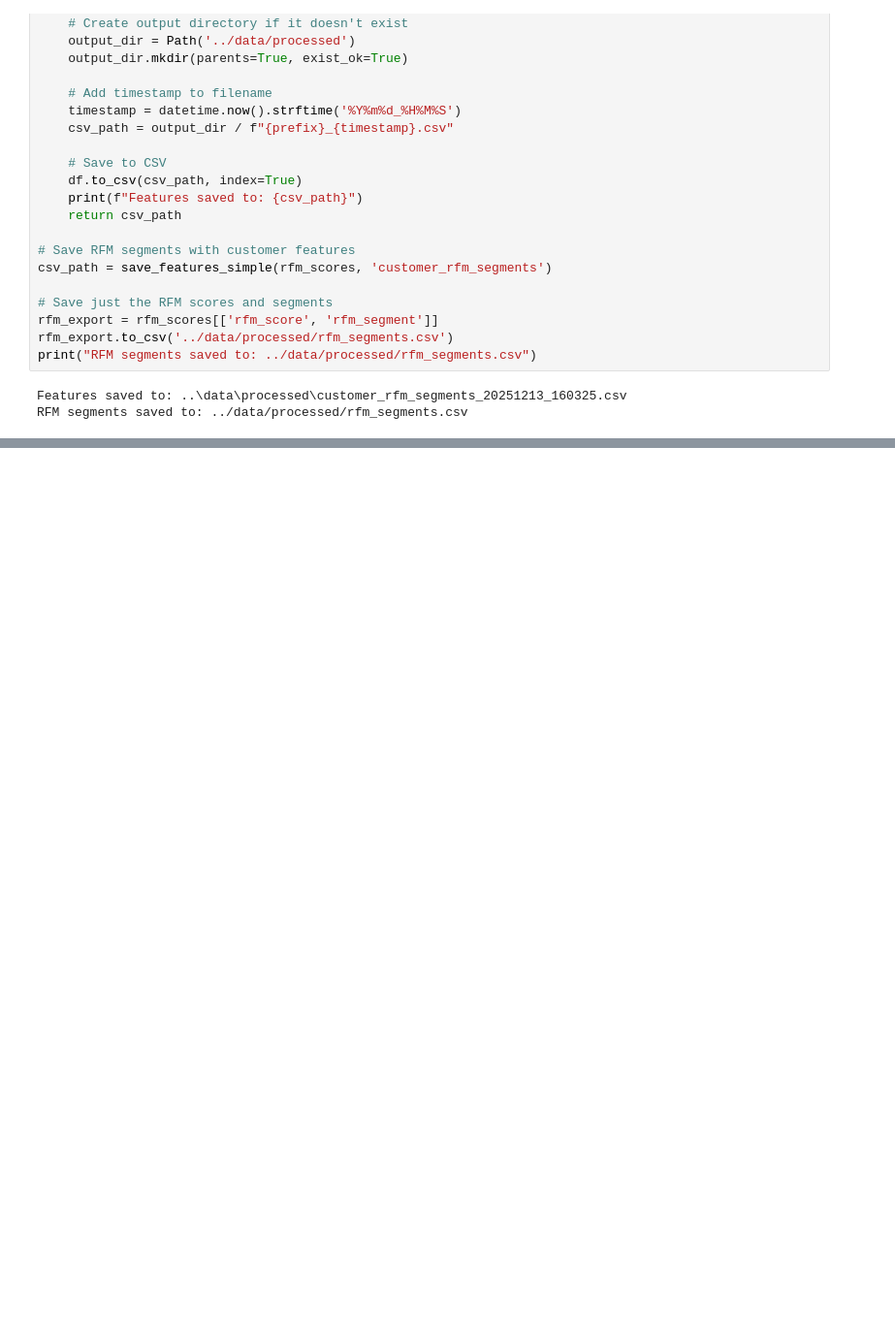
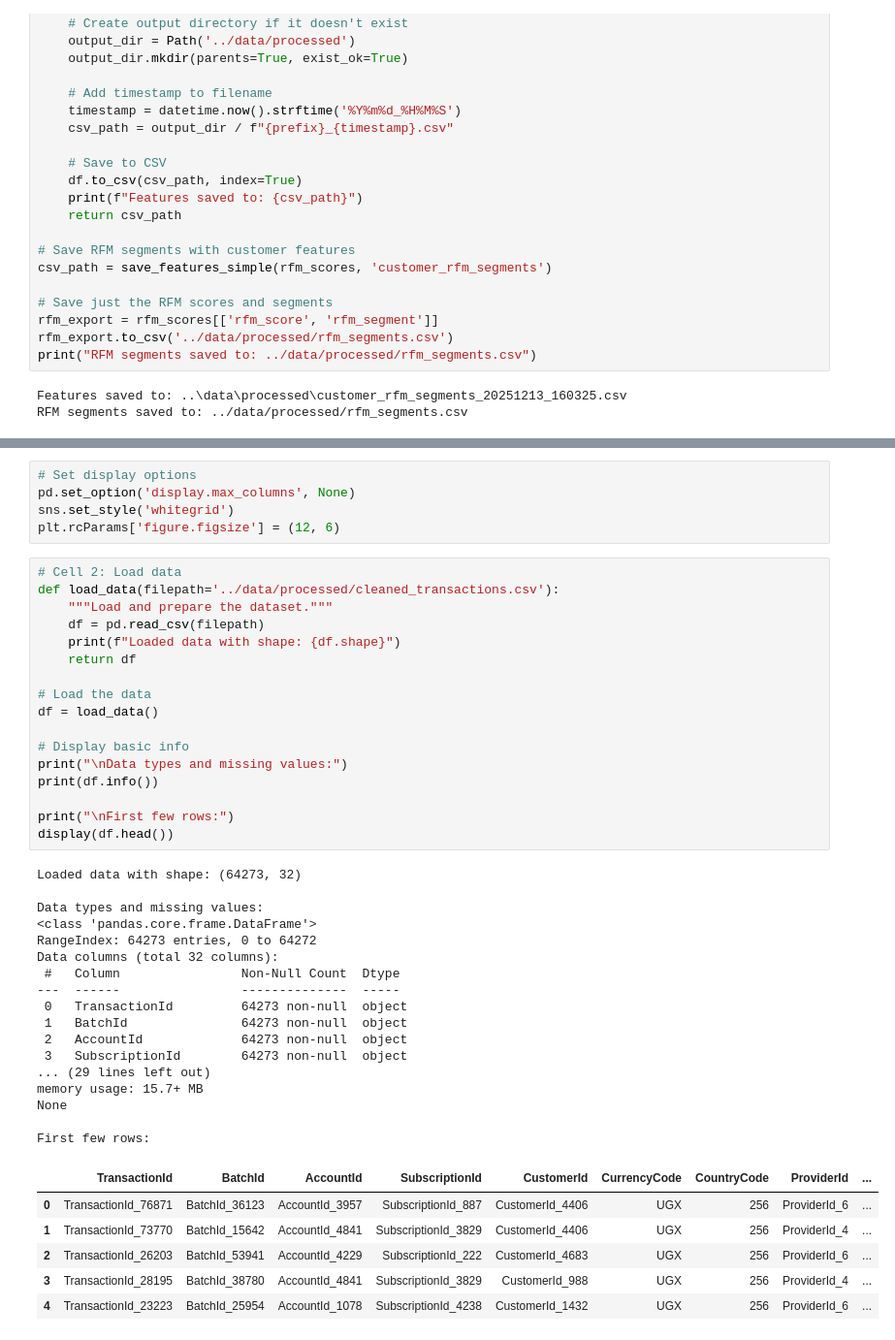
Before and after one commit to soltsega/Week-4_Credit_Risk, a Jupyter notebook: notebooks/feature_engineering.ipynb, the cells around one changed output, grey strips where cells are left out. Shown at 97% size. Saved outputs shown, nothing was run; the diff lists cells and outputs as text; blank space fills up the shorter version.

```diff
--- a/notebooks/feature_engineering.ipynb
+++ b/notebooks/feature_engineering.ipynb
@@ -573,0 +826,46 @@ RFM segments saved to: ../data/processed/rfm_segments.csv
+# %%
+# Set display options
+pd.set_option('display.max_columns', None)
+sns.set_style('whitegrid')
+plt.rcParams['figure.figsize'] = (12, 6)
+# %%
+# Cell 2: Load data
+def load_data(filepath='../data/processed/cleaned_transactions.csv'):
+    """Load and prepare the dataset."""
+    df = pd.read_csv(filepath)
+    print(f"Loaded data with shape: {df.shape}")
+    return df
+
+# Load the data
+df = load_data()
+
+# Display basic info
+print("\nData types and missing values:")
+print(df.info())
+
+print("\nFirst few rows:")
+display(df.head())
+# %% [output]
+Loaded data with shape: (64273, 32)
+
+Data types and missing values:
+<class 'pandas.core.frame.DataFrame'>
+RangeIndex: 64273 entries, 0 to 64272
+Data columns (total 32 columns):
+ #   Column                Non-Null Count  Dtype
+---  ------                --------------  -----
+ 0   TransactionId         64273 non-null  object
+ 1   BatchId               64273 non-null  object
+ 2   AccountId             64273 non-null  object
+ 3   SubscriptionId        64273 non-null  object
+... (29 lines left out)
+memory usage: 15.7+ MB
+None
+
+First few rows:
+|  | TransactionId | BatchId | AccountId | SubscriptionId | CustomerId | CurrencyCode | CountryCode | ProviderId | ... |
+| 0 | TransactionId_76871 | BatchId_36123 | AccountId_3957 | SubscriptionId_887 | CustomerId_4406 | UGX | 256 | ProviderId_6 | ... |
+| 1 | TransactionId_73770 | BatchId_15642 | AccountId_4841 | SubscriptionId_3829 | CustomerId_4406 | UGX | 256 | ProviderId_4 | ... |
+| 2 | TransactionId_26203 | BatchId_53941 | AccountId_4229 | SubscriptionId_222 | CustomerId_4683 | UGX | 256 | ProviderId_6 | ... |
+| 3 | TransactionId_28195 | BatchId_38780 | AccountId_4841 | SubscriptionId_3829 | CustomerId_988 | UGX | 256 | ProviderId_4 | ... |
+| 4 | TransactionId_23223 | BatchId_25954 | AccountId_1078 | SubscriptionId_4238 | CustomerId_1432 | UGX | 256 | ProviderId_6 | ... |
```
Also changed, not shown: parts of 33 cells of this notebook.
